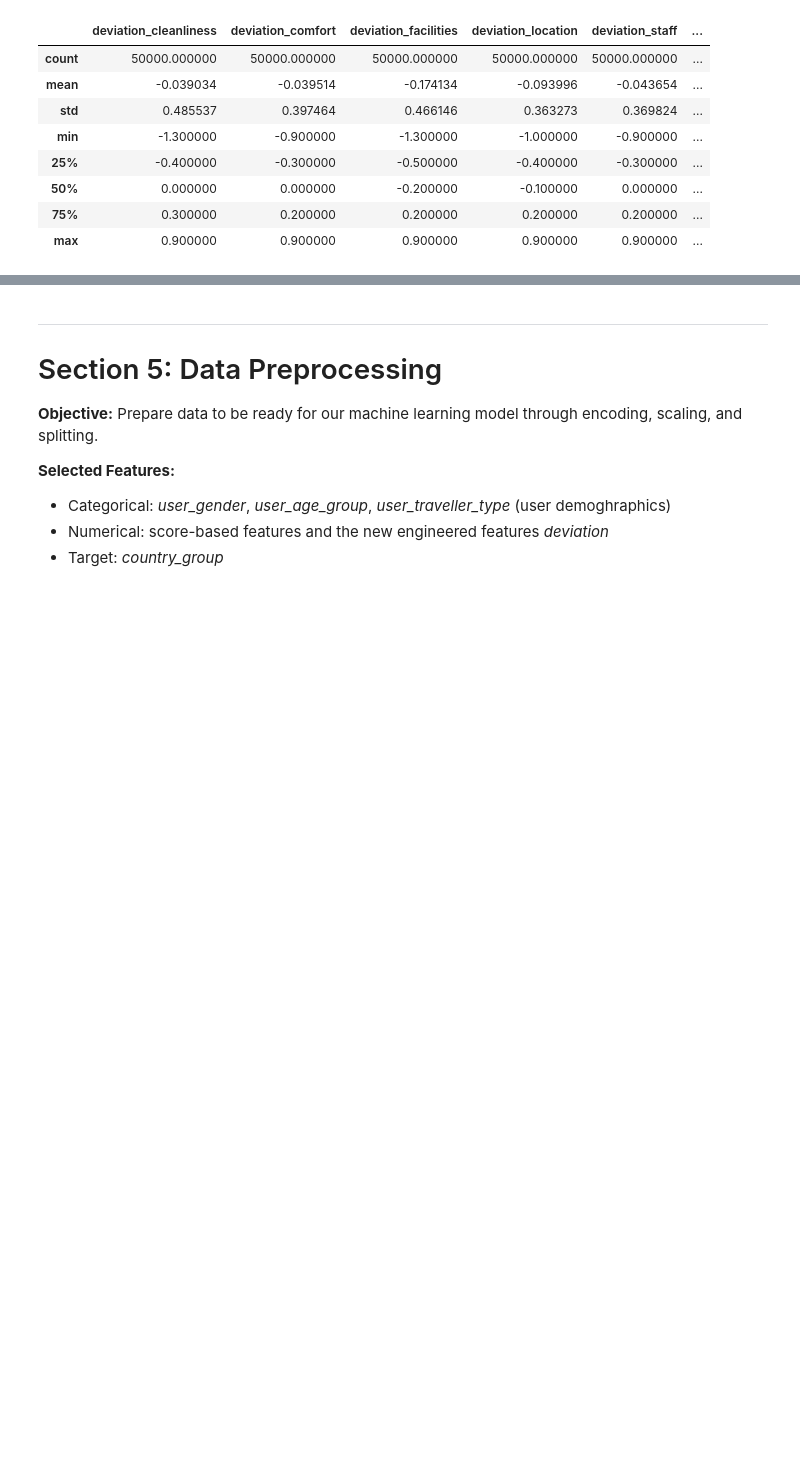
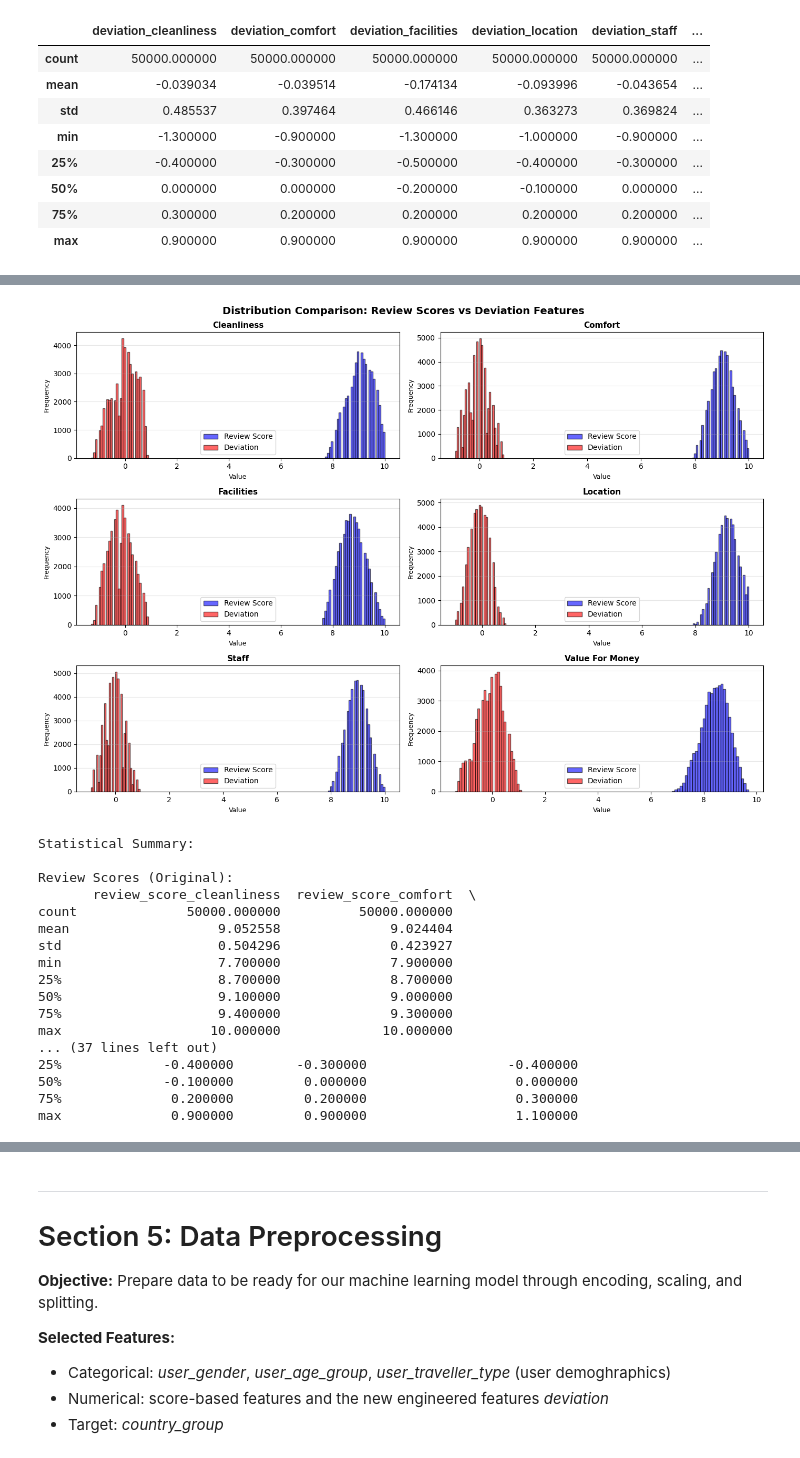
Before and after one commit to MohamedElquesni/ACL-International-Hotel-Booking-Analytics-, a Jupyter notebook: Milestone 1/Milestone 1.ipynb, the cells around one changed output, grey strips where cells are left out. Saved outputs shown, nothing was run; the diff lists cells and outputs as text; code cells hidden in the pictures; blank space fills up the shorter version.

```diff
--- a/Milestone 1/Milestone 1.ipynb
+++ b/Milestone 1/Milestone 1.ipynb
@@ -827,0 +832,49 @@ df_merged[deviation_cols].describe()
+# %%
+fig, axes = plt.subplots(3, 2, figsize=(14, 10))
+axes = axes.ravel()
+
+features = ['cleanliness', 'comfort', 'facilities', 'location', 'staff', 'value_for_money']
+
+for idx, feature in enumerate(features):
+    review_col = f'review_score_{feature}'
+    deviation_col = f'deviation_{feature}'
+
+    axes[idx].hist(df_merged[review_col], bins=30, alpha=0.6, label='Review Score', color='blue', edgecolor='black')
+    axes[idx].hist(df_merged[deviation_col], bins=30, alpha=0.6, label='Deviation', color='red', edgecolor='black')
+    axes[idx].set_title(f'{feature.replace("_", " ").title()}', fontsize=11, fontweight='bold')
+    axes[idx].set_xlabel('Value', fontsize=9)
+    axes[idx].set_ylabel('Frequency', fontsize=9)
+    axes[idx].legend()
+    axes[idx].grid(axis='y', alpha=0.3)
+
+plt.suptitle('Distribution Comparison: Review Scores vs Deviation Features', fontsize=14, fontweight='bold')
+plt.tight_layout()
+plt.show()
+
+print("Statistical Summary:")
+print("\nReview Scores (Original):")
+review_cols = [f'review_score_{f}' for f in features]
+print(df_merged[review_cols].describe())
+
+print("\nDeviation Features (Engineered):")
+deviation_cols = [f'deviation_{f}' for f in features]
+print(df_merged[deviation_cols].describe())
+# %% [output]
+[figure, added]
+Statistical Summary:
+
+Review Scores (Original):
+       review_score_cleanliness  review_score_comfort  \
+count              50000.000000          50000.000000
+mean                   9.052558              9.024404
+std                    0.504296              0.423927
+min                    7.700000              7.900000
+25%                    8.700000              8.700000
+50%                    9.100000              9.000000
+75%                    9.400000              9.300000
+max                   10.000000             10.000000
+... (37 lines left out)
+25%             -0.400000        -0.300000                  -0.400000
+50%             -0.100000         0.000000                   0.000000
+75%              0.200000         0.200000                   0.300000
+max              0.900000         0.900000                   1.100000
```
Also changed, not shown: parts of 12 cells of this notebook, 12 other files.
